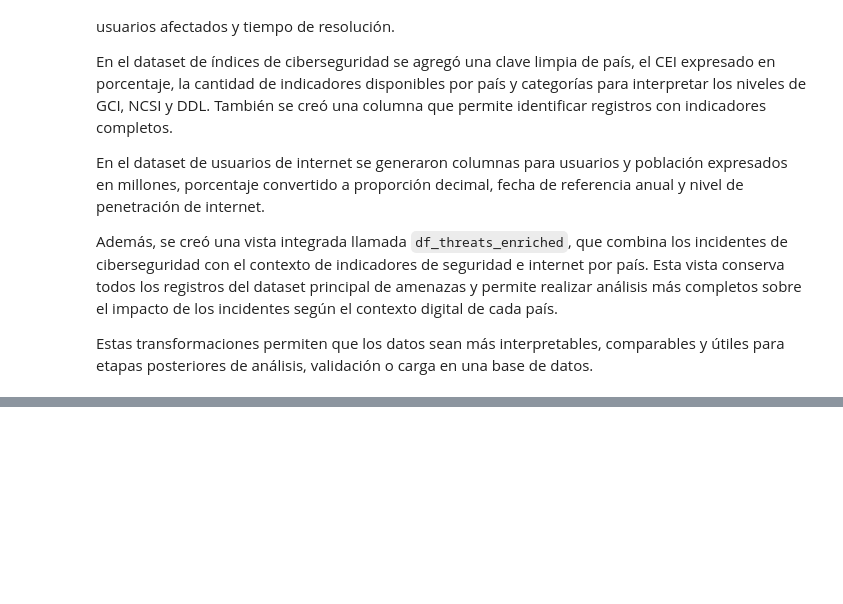
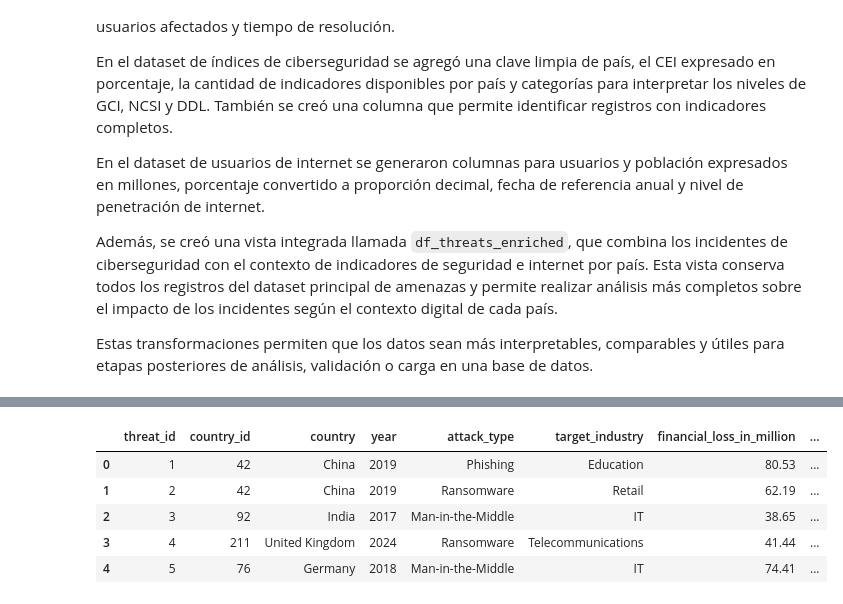
Before and after one commit to PJSA0127/Practica_G9, a Jupyter notebook: transformG9.ipynb, the cells around one changed output, grey strips where cells are left out. Saved outputs shown, nothing was run; the diff lists cells and outputs as text; code cells hidden in the pictures; blank space fills up the shorter version.

Commit message:
6. Generación de identificadores

```diff
--- a/transformG9.ipynb
+++ b/transformG9.ipynb
@@ -1739,0 +1821,29 @@ Estas transformaciones permiten que los datos sean más interpretables, comparab
+# %%
+# Agregar country_id al dataset de amenazas y crear threat_id
+df_threats_identified = df_threats_transformed.merge(
+    df_country_dimension[["country_id", "country"]],
+    on="country",
+    how="left"
+)
+
+df_threats_identified.insert(0, "threat_id", range(1, len(df_threats_identified) + 1))
+
+# Agregar country_id al dataset de índices de ciberseguridad y crear security_index_id
+df_cyber_security_identified = df_cyber_security_transformed.merge(
+    df_country_dimension[["country_id", "country"]],
+    on="country",
+    how="left"
+)
+
+df_cyber_security_identified.insert(0, "security_index_id", range(1, len(df_cyber_security_identified) + 1))
+
+# Agregar country_id al dataset de usuarios de internet y crear internet_user_id
+df_internet_users_identified = df_internet_users_transformed.merge(
+    df_country_dimension[["country_id", "country"]],
+    on="country",
+    how="left"
+)
+
+df_internet_users_identified.insert(0, "internet_user_id", range(1, len(df_internet_users_identified) + 1))
+
+print("Identificadores agregados correctamente a los DataFrames principales.")
@@ -1739,0 +1864,21 @@ Estas transformaciones permiten que los datos sean más interpretables, comparab
+# %%
+# Recrear la vista enriquecida tomando como base el DataFrame de amenazas con identificadores
+df_threats_enriched_identified = (
+    df_threats_identified
+    .merge(cyber_security_context, on="country", how="left")
+    .merge(internet_users_context, on="country", how="left")
+)
+
+# Reordenar columnas principales para facilitar lectura
+columnas_inicio = ["threat_id", "country_id", "country", "year", "attack_type"]
+columnas_restantes = [col for col in df_threats_enriched_identified.columns if col not in columnas_inicio]
+df_threats_enriched_identified = df_threats_enriched_identified[columnas_inicio + columnas_restantes]
+
+df_threats_enriched_identified.head()
+# %% [output]
+|  | threat_id | country_id | country | year | attack_type | target_industry | financial_loss_in_million | ... |
+| 0 | 1 | 42 | China | 2019 | Phishing | Education | 80.53 | ... |
+| 1 | 2 | 42 | China | 2019 | Ransomware | Retail | 62.19 | ... |
+| 2 | 3 | 92 | India | 2017 | Man-in-the-Middle | IT | 38.65 | ... |
+| 3 | 4 | 211 | United Kingdom | 2024 | Ransomware | Telecommunications | 41.44 | ... |
+| 4 | 5 | 76 | Germany | 2018 | Man-in-the-Middle | IT | 74.41 | ... |
```
Also changed, not shown: parts of 19 cells of this notebook.
